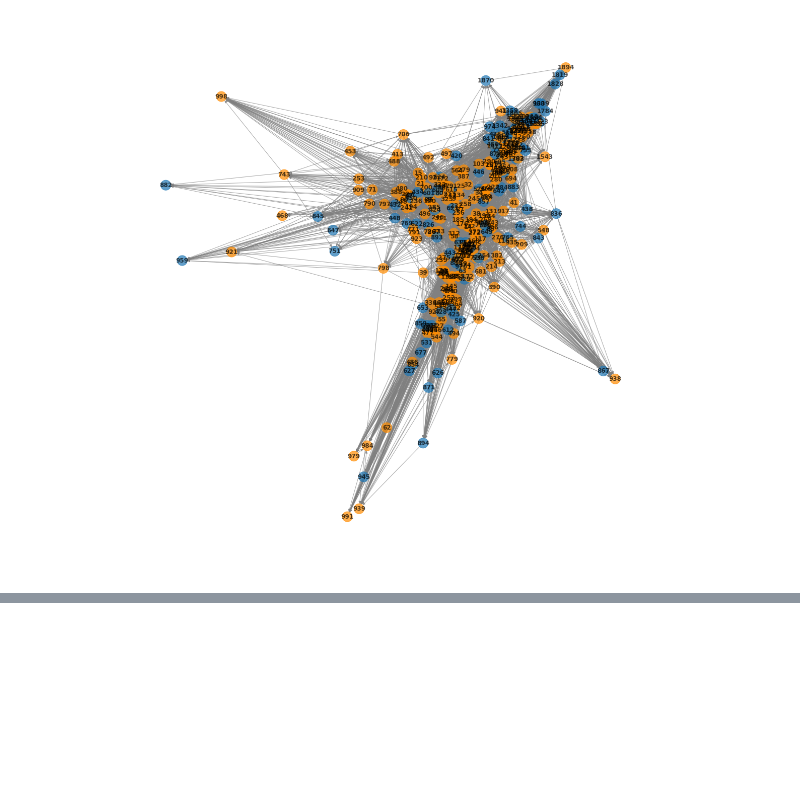
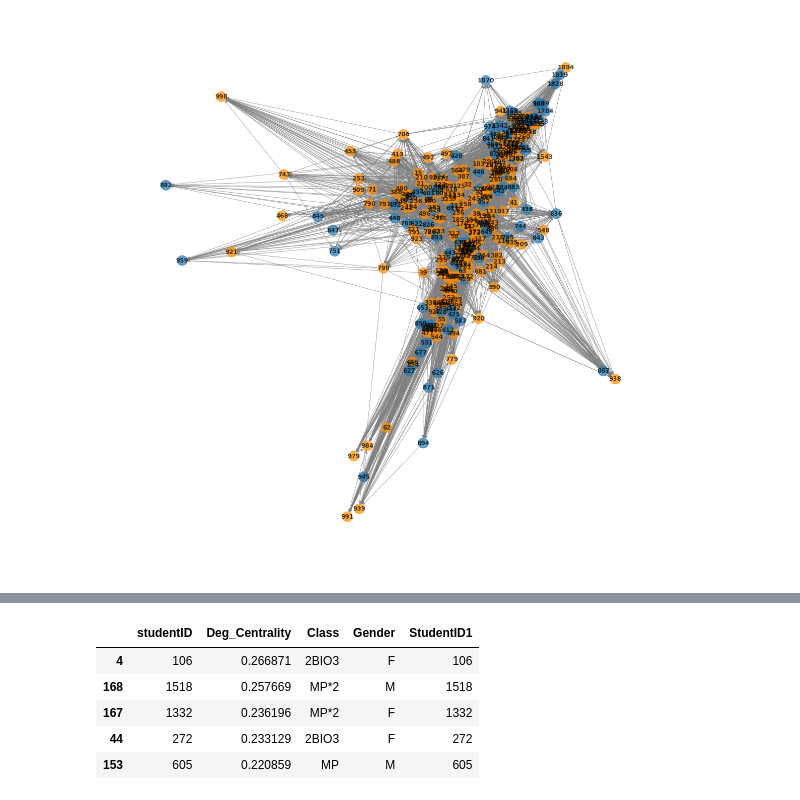
Before and after one commit to dsimband/DATA620_Group3, a Jupyter notebook: Week5_Project1/np_nx 2.ipynb, the cells around one changed output, grey strips where cells are left out. Drawn from its saved outputs; the diff is of its cells as text; code cells hidden in the pictures; blank space fills up the shorter version.

```diff
--- a/Week5_Project1/np_nx 2.ipynb
+++ b/Week5_Project1/np_nx 2.ipynb
@@ -119,0 +131,11 @@ edge_color="grey", alpha=0.7)
+# %%
+deg_df = pd.merge(deg_centr, attribute_data, on = 'studentID', how='inner')
+sorted_deg = deg_df.sort_values('Deg_Centrality', ascending = False)
+sorted_deg.head()
+# %% [output]
+|  | studentID | Deg_Centrality | Class | Gender | StudentID1 |
+| 4 | 106 | 0.266871 | 2BIO3 | F | 106 |
+| 168 | 1518 | 0.257669 | MP*2 | M | 1518 |
+| 167 | 1332 | 0.236196 | MP*2 | F | 1332 |
+| 44 | 272 | 0.233129 | 2BIO3 | F | 272 |
+| 153 | 605 | 0.220859 | MP | M | 605 |
```
Also changed, not shown: parts of 7 cells of this notebook.
